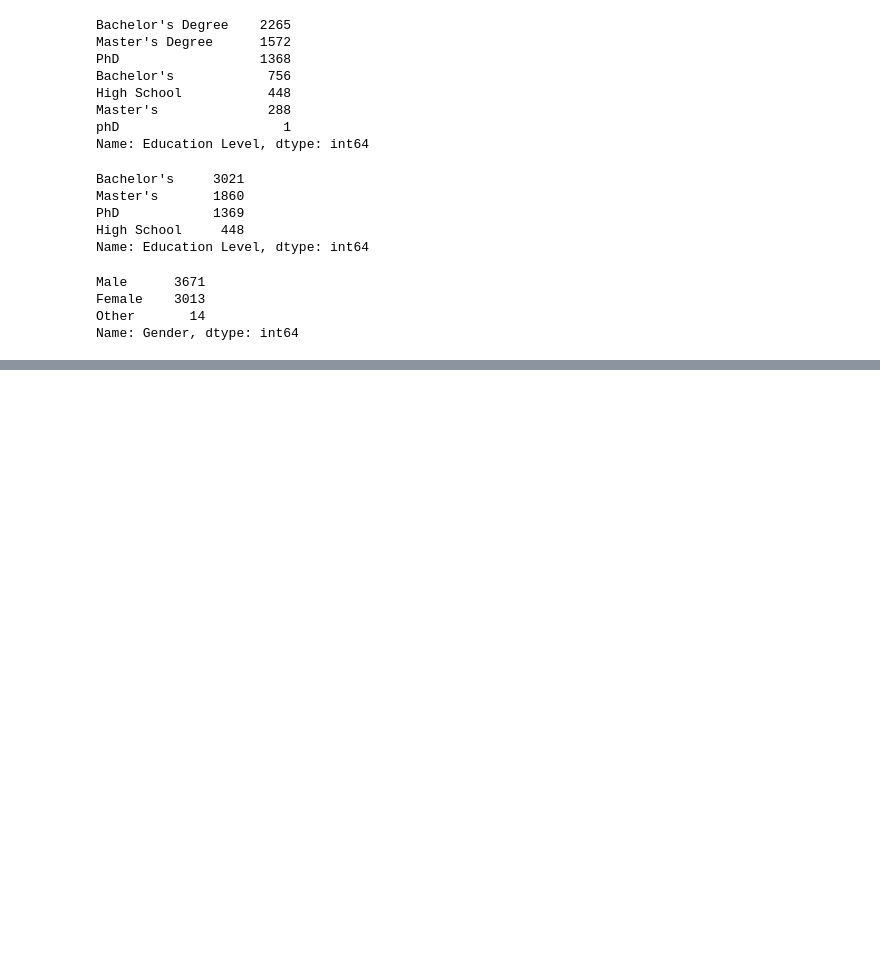
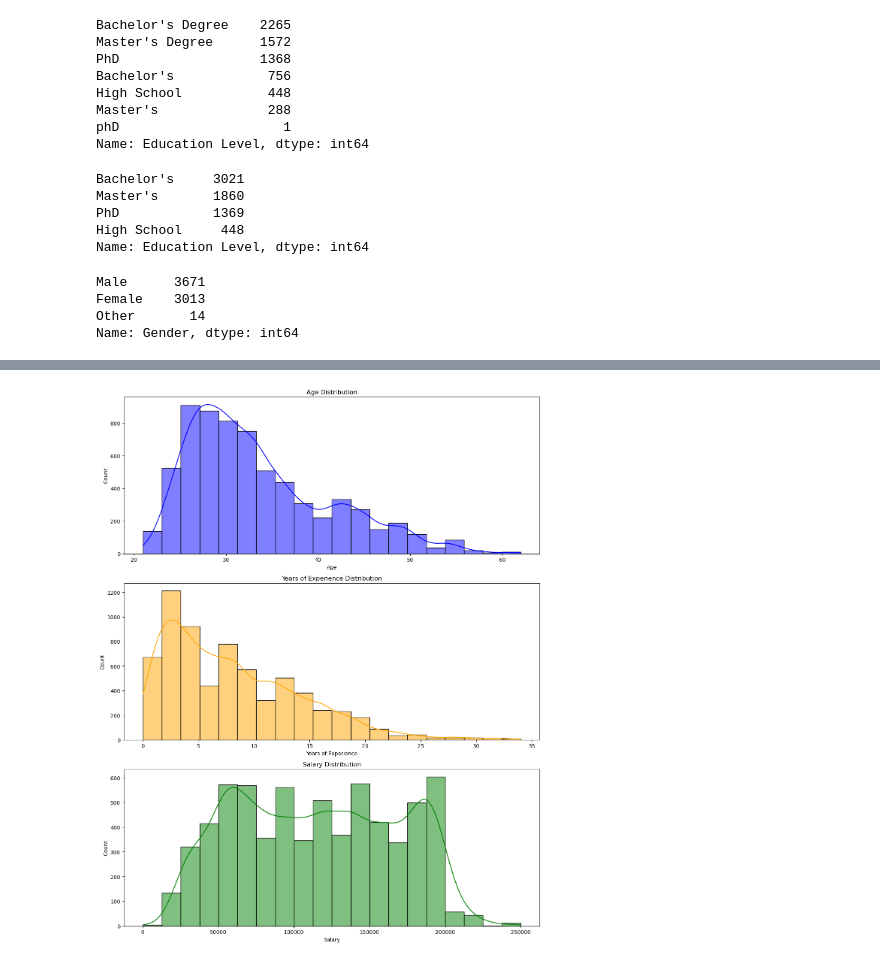
Before and after one commit to Pranjali1049/Salary_Prediction, a Jupyter notebook: Salary Prediction.ipynb, the cells around one changed output, grey strips where cells are left out. Saved outputs shown, nothing was run; the diff lists cells and outputs as text; code cells hidden in the pictures; blank space fills up the shorter version.

```diff
--- a/Salary Prediction.ipynb
+++ b/Salary Prediction.ipynb
@@ -128,0 +172,26 @@ Name: Gender, dtype: int64
+# %%
+# Create a figure with three subplots
+fig, ax = plt.subplots(3, 1, figsize=(12, 15))
+
+# Create a histogram of Age in the first subplot
+sns.histplot(df['Age'], ax=ax[0], bins=20, color='blue', kde=True)
+ax[0].set_title('Age Distribution')
+ax[0].set_xlabel('Age')
+
+# Create a histogram of Years of Experience in the second subplot
+sns.histplot(df['Years of Experience'], ax=ax[1], bins=20, color='orange', kde=True)
+ax[1].set_title('Years of Experience Distribution')
+ax[1].set_xlabel('Years of Experience')
+
+# Create a histogram of Salary in the third subplot
+sns.histplot(df['Salary'], ax=ax[2], bins=20, color='green', kde=True)
+ax[2].set_title('Salary Distribution')
+ax[2].set_xlabel('Salary')
+
+# Adjust spacing between subplots
+plt.tight_layout()
+
+# Show the plots
+plt.show()
+# %% [output]
+[figure, added]
```
Also changed, not shown: parts of 8 cells of this notebook.
